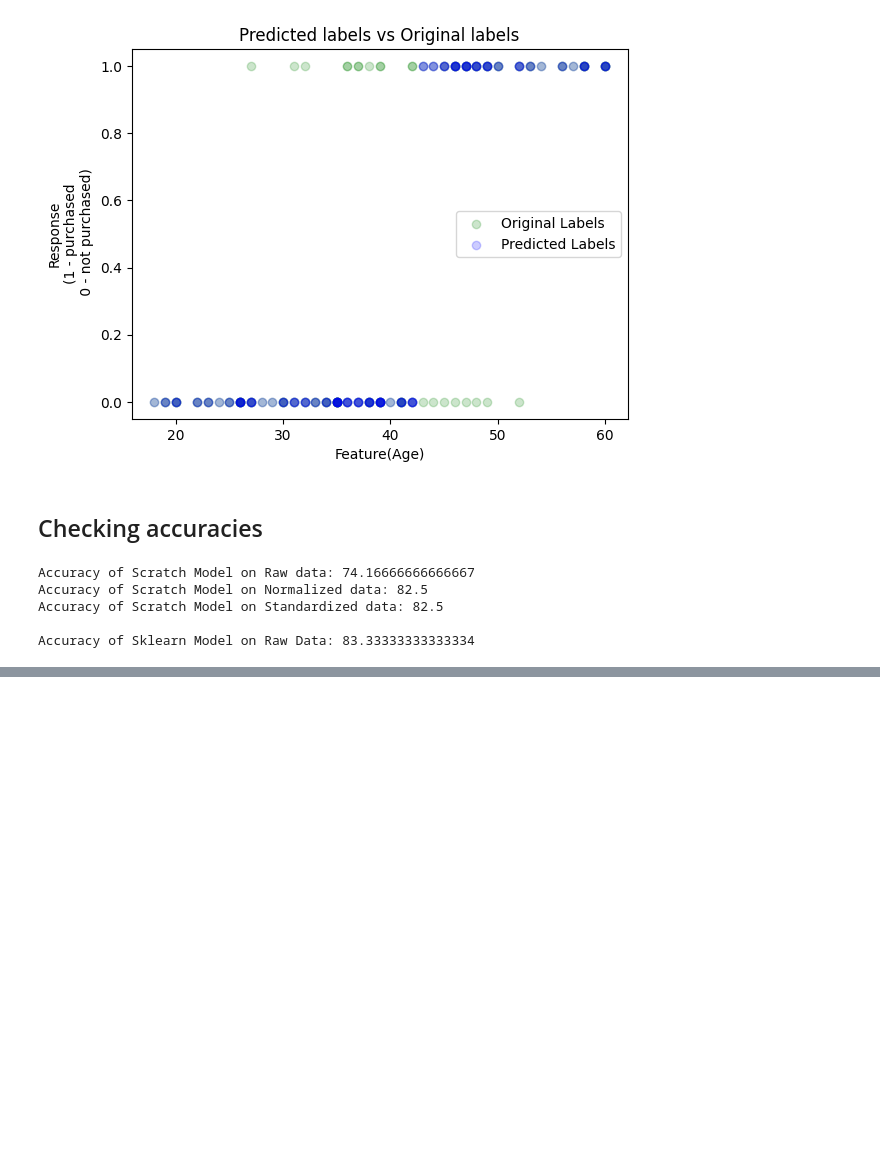
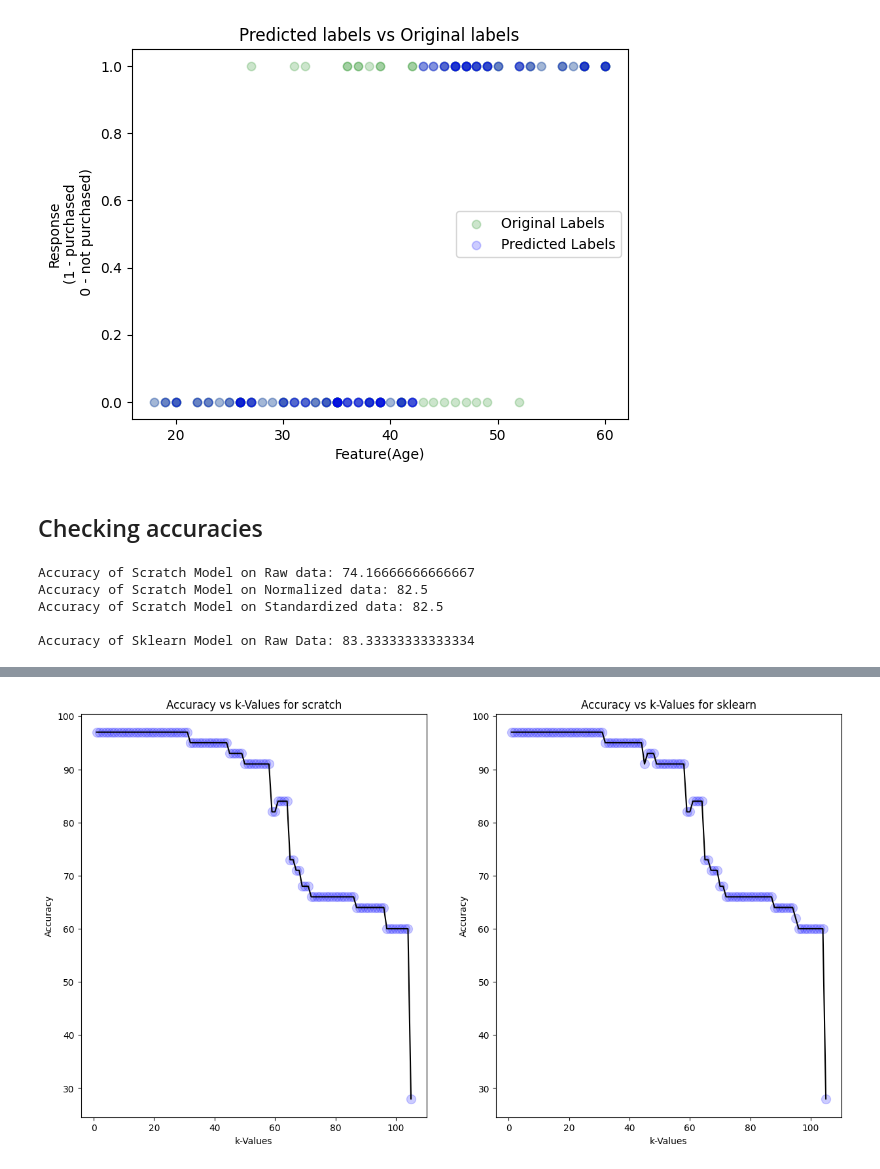
Before and after one commit to qwerty-iitk/DataScienceWinterProject-2023, a Jupyter notebook: 230481_Idhant_Kadela/Assignment2/Assignment2.ipynb, the cells around one changed output, grey strips where cells are left out. Drawn from its saved outputs; the diff is of its cells as text; code cells hidden in the pictures; blank space fills up the shorter version.

```diff
--- a/230481_Idhant_Kadela/Assignment2/Assignment2.ipynb
+++ b/230481_Idhant_Kadela/Assignment2/Assignment2.ipynb
@@ -241,0 +376,30 @@ Accuracy of Sklearn Model on Raw Data: 83.33333333333334
+# %%
+k_values = np.arange(1,106)
+accuracies_scratch = np.empty_like(k_values)
+accuracies_sklearn = np.empty_like(k_values)
+
+for i in np.arange(1,106):
+    predictions_scratch = kNN(X_train, y_train, X_test, k = i)
+    knn = KNeighborsClassifier(n_neighbors = i)
+    knn.fit(X_train[:,1:], y_train)
+    predictions_sklearn = knn.predict(X_test[:,1:])
+    accuracies_scratch[i-1] = accuracy_score(y_test, predictions_scratch)*100
+    accuracies_sklearn[i-1] = accuracy_score(y_test, predictions_sklearn)*100
+# %%
+plt.figure(figsize=(15,8))
+plt.subplot(1,2,1)
+plt.plot(k_values, accuracies_scratch, color='k' )
+plt.scatter(k_values, accuracies_scratch, c='blue', s=100, alpha=0.2)
+plt.xlabel("k-Values")
+plt.ylabel("Accuracy")
+plt.title("Accuracy vs k-Values for scratch")
+
+plt.subplot(1,2,2)
+plt.plot(k_values, accuracies_sklearn, color='k' )
+plt.scatter(k_values, accuracies_sklearn, c='blue', s=100, alpha=0.2)
+plt.xlabel("k-Values")
+plt.ylabel("Accuracy")
+plt.title("Accuracy vs k-Values for sklearn")
+plt.show()
+# %% [output]
+[figure, added]
```
Also changed, not shown: parts of 32 cells of this notebook, 1 other file.
